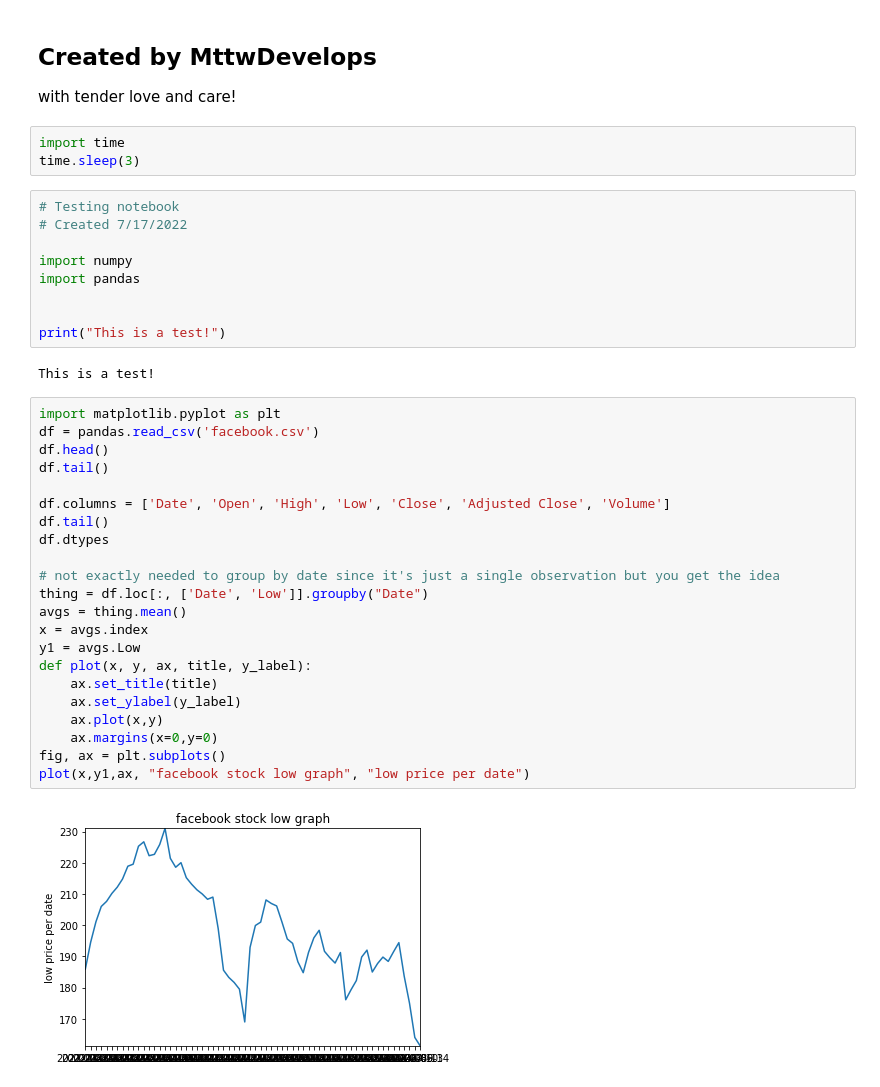
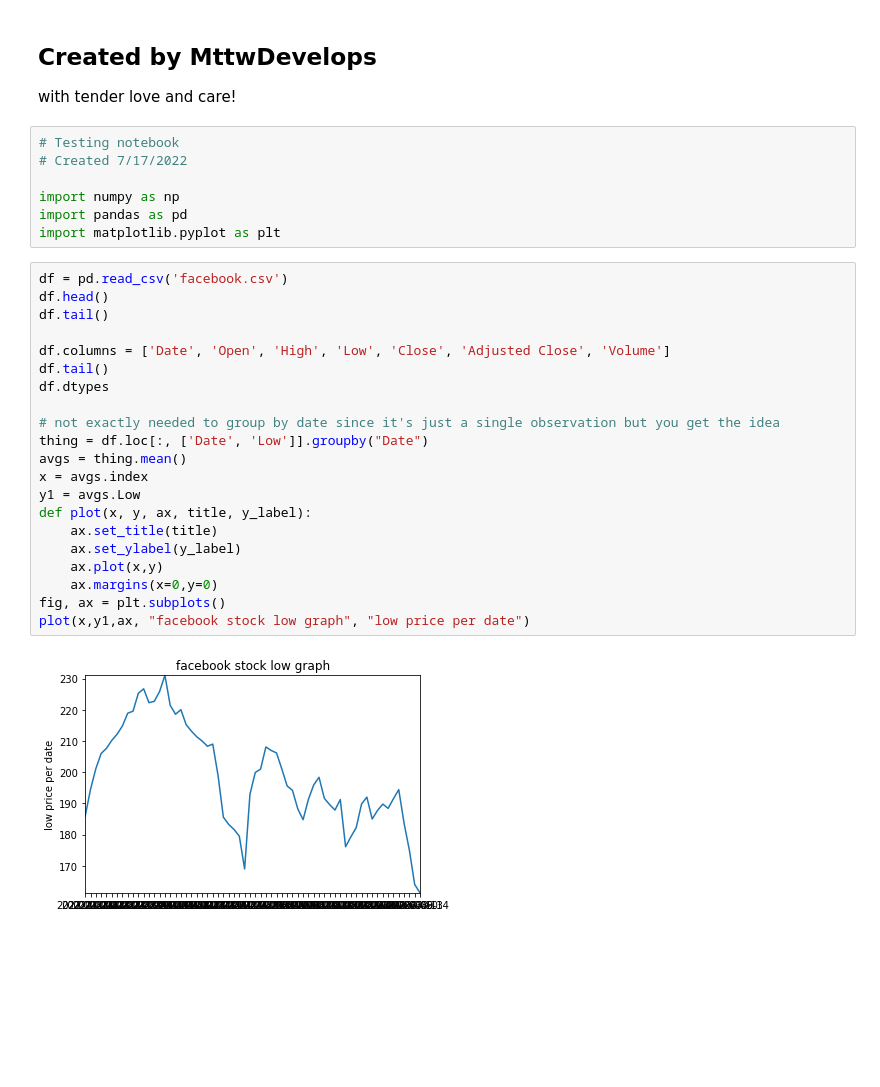
Before and after one commit to mttwdevelops/Python-Practice, a Jupyter notebook: TestNotebook.ipynb, the cells around one changed output. Cells and saved outputs as stored; diff of their text form; blank space fills up the shorter version.

```diff
--- a/TestNotebook.ipynb
+++ b/TestNotebook.ipynb
@@ -1,42 +1,34 @@
 # %% [markdown]
 ## Created by MttwDevelops
 with tender love and care!
-# %%
-import time
-time.sleep(3)
 # %%
 # Testing notebook
 # Created 7/17/2022
 
-import numpy
-import pandas
-
-
-print("This is a test!")
+import numpy as np
+import pandas as pd
+import matplotlib.pyplot as plt
-# %% [output]
-This is a test!
 # %%
-import matplotlib.pyplot as plt
-df = pandas.read_csv('facebook.csv')
+df = pd.read_csv('facebook.csv')
 df.head()
 df.tail()
 
 df.columns = ['Date', 'Open', 'High', 'Low', 'Close', 'Adjusted Close', 'Volume']
 df.tail()
 df.dtypes
 
 # not exactly needed to group by date since it's just a single observation but you get the idea
 thing = df.loc[:, ['Date', 'Low']].groupby("Date")
 avgs = thing.mean()
 x = avgs.index
 y1 = avgs.Low
 def plot(x, y, ax, title, y_label):
     ax.set_title(title)
     ax.set_ylabel(y_label)
     ax.plot(x,y)
     ax.margins(x=0,y=0)
 fig, ax = plt.subplots()
 plot(x,y1,ax, "facebook stock low graph", "low price per date")
 # %% [output]
-[figure, old version]
+[figure, new version]
 # %%
```
Also changed, not shown: parts of 1 cell of this notebook, 3 other files.
